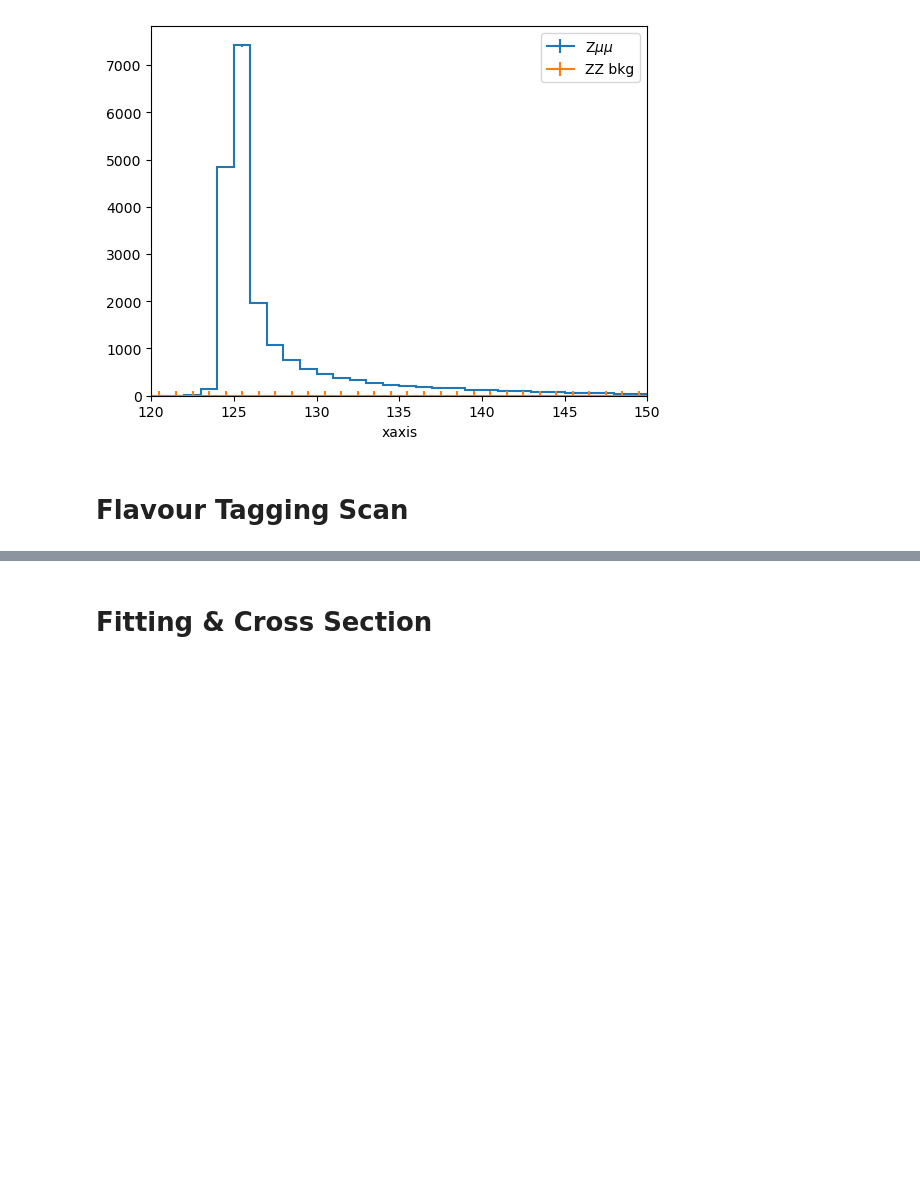
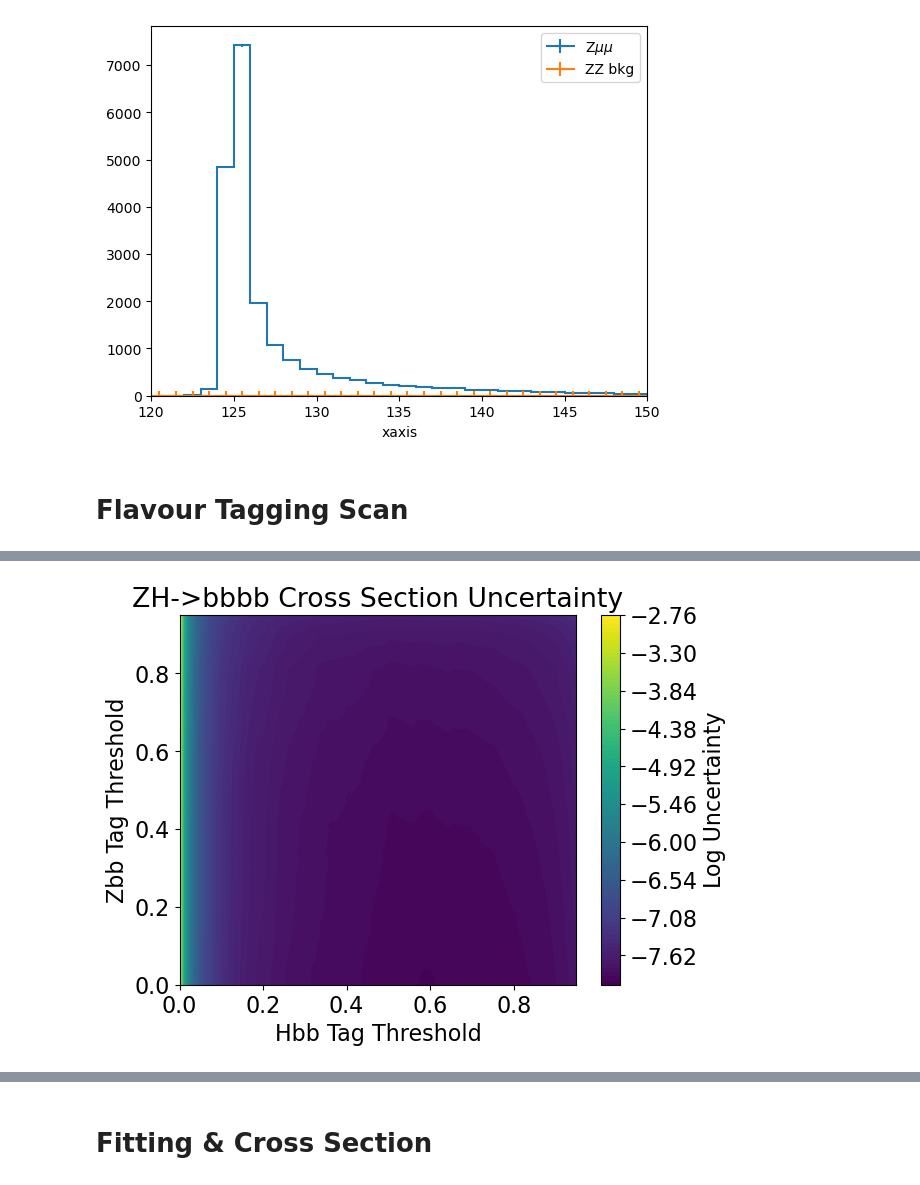
Before and after one commit to ilsanford/FCCAnalyzer, a Jupyter notebook: analyses/h_bb/h_bb.ipynb, the cells around one changed output, grey strips where cells are left out. Drawn from its saved outputs; the diff is of its cells as text; code cells hidden in the pictures; blank space fills up the shorter version.

```diff
--- a/analyses/h_bb/h_bb.ipynb
+++ b/analyses/h_bb/h_bb.ipynb
@@ -281,7 +285,19 @@ plt.show()
 # %% [markdown]
 <h1>Flavour Tagging Scan</h1>
 # %%
+df = uproot.open("/home/submit/jakedlee/FCCAnalyzer/output_h_bb.root")
+
 def minmax(data):
     min_val = np.nanmin(data)
     max_val = np.nanmax(data)
     return (data - min_val) / (max_val - min_val)
+
+Zprods = ['ee', 'mumu', 'tautau', 'nunu', 'qq', 'ss', 'cc', 'bb']
+bb_sig = [f'wzp6_ee_{i}H_Hbb_ecm240' for i in Zprods]
+cc_sig = [f'wzp6_ee_{i}H_Hcc_ecm240' for i in Zprods]
+gg_sig = [f'wzp6_ee_{i}H_Hgg_ecm240' for i in Zprods]
+
+def unnormalize(sample, hist, L=7200000):
+    # w = L * sigma / Nevents
+    w = L * df[sample + '/meta'].values()[2] / df[sample + '/meta'].values()[1]
+    return df[sample + '/' + hist].values() / w
@@ -366,0 +372,63 @@ DTypePromotionError: The DType <class 'numpy.dtypes.Float64DType'> could not be
+# %%
+p = 'bb'
+
+bb = [f'wzp6_ee_{i}H_Hbb_ecm240' for i in filter(lambda j : j != p, ['bb', 'cc', 'ss', 'qq'])]
+cc = [f'wzp6_ee_{i}H_Hcc_ecm240' for i in ['bb', 'cc', 'ss', 'qq']]
+gg = [f'wzp6_ee_{i}H_Hgg_ecm240' for i in ['bb', 'cc', 'ss', 'qq']]
+bkg_samples = bb + cc + gg
+
+xbkg = reduce(np.append, [minmax(f_mumu[f'{i}/Hbb_prob_vs_Z{p}_prob'].values()[0]) for i in bkg_samples])
+ybkg = reduce(np.append, [minmax(f_mumu[f'{i}/Hbb_prob_vs_Z{p}_prob'].values()[1]) for i in bkg_samples])
+
+xsig = minmax(f_mumu[f'wzp6_ee_{p}H_Hbb_ecm240/Hbb_prob_vs_Z{p}_prob'].values()[0])
+ysig = minmax(f_mumu[f'wzp6_ee_{p}H_Hbb_ecm240/Hbb_prob_vs_Z{p}_prob'].values()[1])
+
+def uncert(cutH, cutZ):
+    scale = f_mumu[f'wzp6_ee_{p}H_Hbb_ecm240/cutFlow_{p}'].values()[4] / xsig.size
+    Nsig = xsig[(xsig > cutH) & (ysig > cutZ)].size * scale
+    L    = 7200000
+
+    Nbkg  = 0
+    dNbkg = 0
+    for i in bkg_samples:
+        xbkg = minmax(f_mumu[f'{i}/Hbb_prob_vs_Z{p}_prob'].values()[0])
+        ybkg = minmax(f_mumu[f'{i}/Hbb_prob_vs_Z{p}_prob'].values()[1])
+        Nbkg += xbkg[(xbkg > cutH) & (ybkg > cutZ)].size * f_mumu[f'{i}/cutFlow_{p}'].values()[4] / xbkg.size
+
+        Nsel = xbkg[(xbkg > cutH) & (ybkg > cutZ)].size
+        Ntot = f_mumu[f'{i}/meta'].values()[1]
+
+        dNbkg += (L*f_mumu[f'{i}/meta'].values()[2]*np.sqrt(Nsel*(Ntot - Nsel) / Ntot**3))**2
+
+    A    = Nsig / (L * df[f'wzp6_ee_{p}H_Hbb_ecm240/meta'].values()[2])
+    E    = 1
+    Nobs = Nsig + Nbkg
+
+    dNobs = 1 / np.sqrt(Nobs)
+    dA    = np.sqrt(A * (1 - A) / df[f'wzp6_ee_{p}H_Hbb_ecm240/meta'].values()[1])
+
+    xsec  = (Nobs - Nbkg) / (A*E*L)
+    dxsec = np.sqrt((dNbkg/(A*E*L))**2 + (dNobs/(A*E*L))**2 + (dA*xsec/A)**2)
+
+    return dxsec
+
+res = 100
+x = np.linspace(0, 0.95, res)
+y = np.linspace(0, 0.95, res)
+X, Y = np.meshgrid(x, y)
+sigma = np.zeros((res, res))
+for i in range(res):
+    for j in range(res):
+        sigma[i][j] = uncert(x[i], y[j])
+sigma = np.log(sigma)
+
+plt.contourf(X, Y, sigma, levels=100)
+
+plt.title(f"ZH->{p}bb Cross Section Uncertainty")
+plt.ylabel(f"Z{p} Tag Threshold")
+plt.xlabel("Hbb Tag Threshold")
+
+plt.colorbar(label='Log Uncertainty')
+plt.show()
+# %% [output]
+[figure, new version]
```
Also changed, not shown: parts of 11 cells of this notebook, 2 other files.
